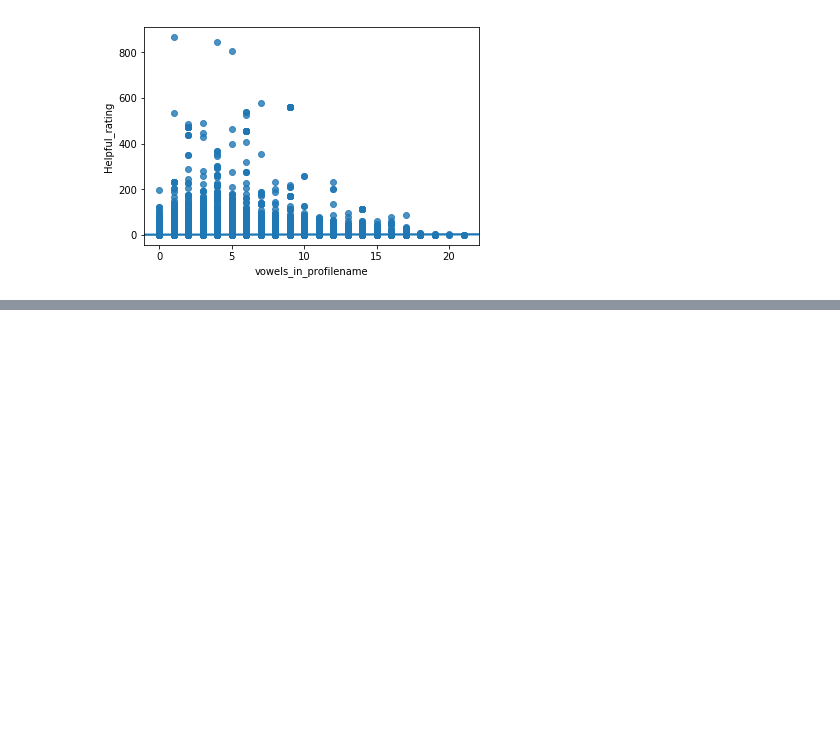
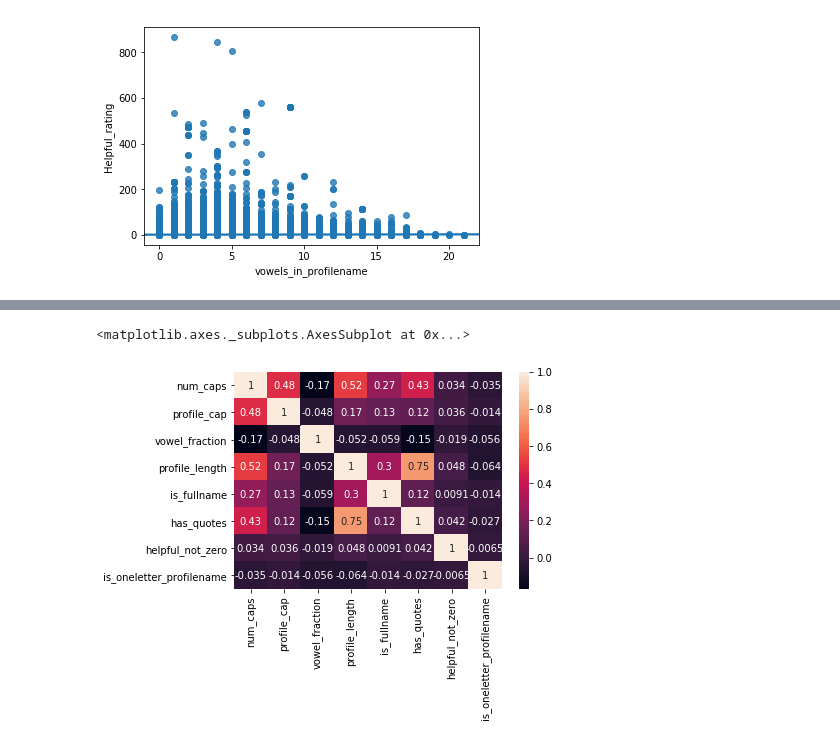
Before and after one commit to jonwithers/amazon-reviews, a Jupyter notebook: EDA.ipynb, the cells around one changed output, grey strips where cells are left out. Saved outputs shown, nothing was run; the diff lists cells and outputs as text; code cells hidden in the pictures; blank space fills up the shorter version.

```diff
--- a/EDA.ipynb
+++ b/EDA.ipynb
@@ -366,0 +424,4 @@ sns.regplot(x = 'vowels_in_profilename', y = 'Helpful_rating', data = df)
+# %%
+features = ['num_caps', 'profile_cap','vowel_fraction','profile_length','is_fullname','has_quotes']
+# %%
+target = ['helpful_not_zero']
@@ -366,0 +516,2 @@ sns.regplot(x = 'vowels_in_profilename', y = 'Helpful_rating', data = df)
+# %%
+minidf = df[features].join(df[target])
@@ -366,0 +522,7 @@ sns.regplot(x = 'vowels_in_profilename', y = 'Helpful_rating', data = df)
+# %%
+minidf['is_oneletter_profilename'] = df['ProfileName'].map(lambda x: 1 if len(str(x))==1 else 0)
+# %%
+sns.heatmap(minidf.corr(), annot =  True)
+# %% [output]
+<matplotlib.axes._subplots.AxesSubplot at 0x...>
+[figure, added]
```
Also changed, not shown: parts of 50 cells of this notebook, 4 other files.
